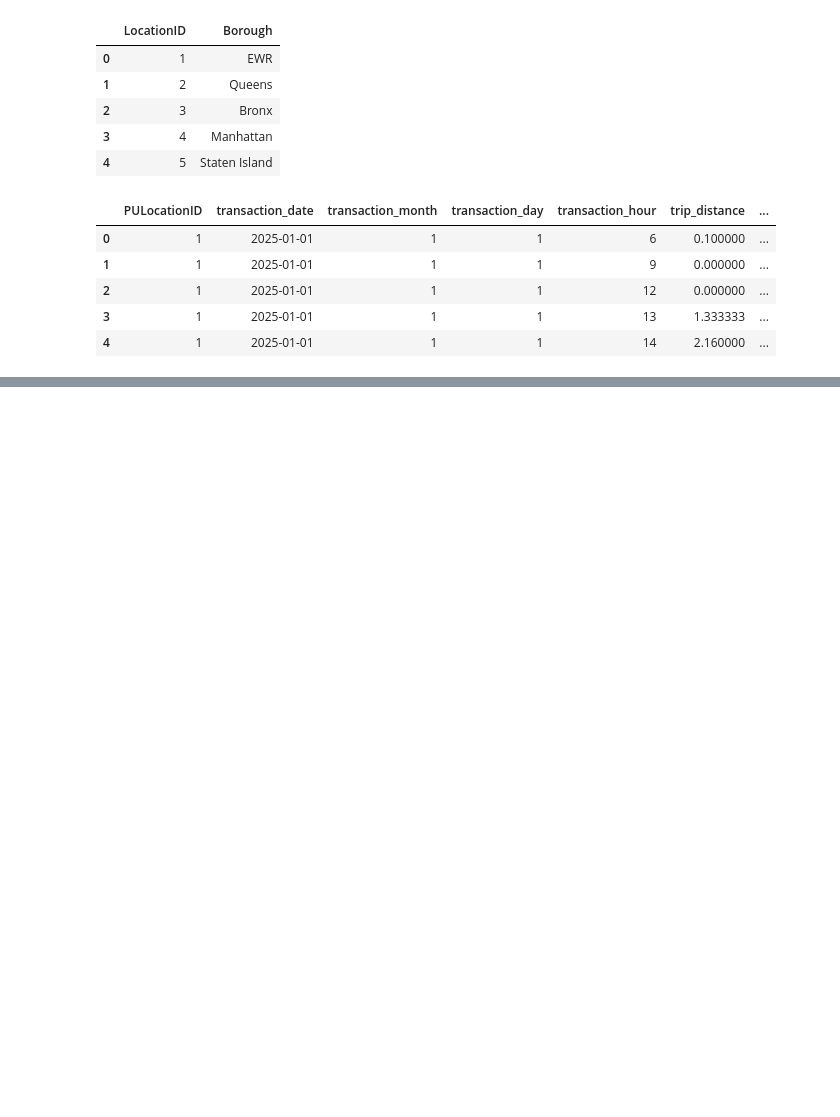
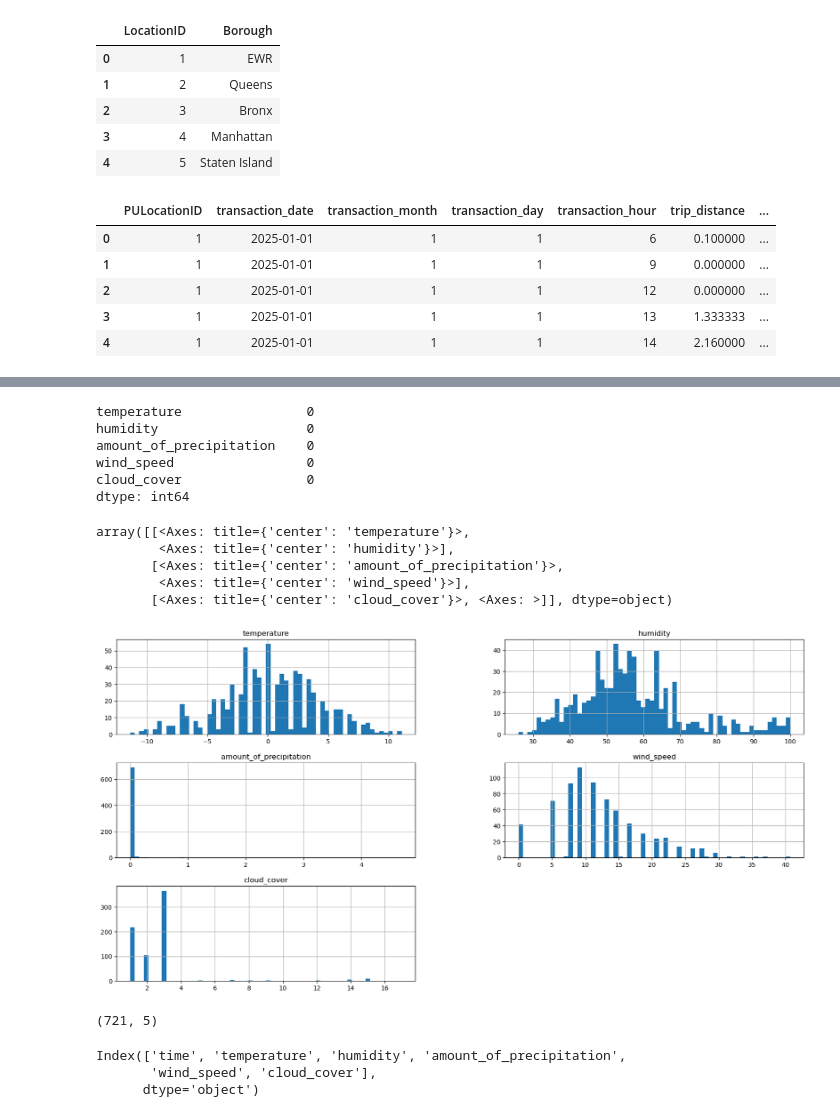
Before and after one commit to asimmakhmudov/nyc-yellow-taxi-jan-2025, a Jupyter notebook: taxi-data.ipynb, the cells around one changed output, grey strips where cells are left out. Cells and saved outputs as stored; diff of their text form; code cells hidden in the pictures; blank space fills up the shorter version.

Commit message:
nyc_weather data processing and cleaning stage done

```diff
--- a/taxi-data.ipynb
+++ b/taxi-data.ipynb
@@ -531,3 +537,4 @@ Name: count, dtype: int64
 # %%
-nmyc_weather = pd.read_csv('data/nyc_weather.csv')
-nyc_weather.head()
+nyc = Point(40.7128, -74.0060)
+data = Hourly(nyc, start=datetime(2025, 1, 1), end=datetime(2025, 1, 31))
+nyc_weather = data.fetch()
@@ -540,0 +563,9 @@ nyc_weather.head()
+# %%
+nyc_weather.rename(columns={
+    'temp': 'temperature',
+    'rhum': 'humidity',
+    'wspd': 'wind_speed',
+    'coco': 'cloud_cover',
+    'prcp': 'amount_of_precipitation'
+}, inplace=True)
+nyc_weather.drop(columns=['dwpt', 'snow', 'wdir', 'pres', 'tsun', 'wpgt'], inplace=True)
@@ -540,0 +626,22 @@ nyc_weather.head()
+# %%
+nyc_weather.isna().sum()
+# %% [output]
+temperature                0
+humidity                   0
+amount_of_precipitation    0
+wind_speed                 0
+cloud_cover                0
+dtype: int64
+# %%
+nyc_weather.hist(bins=60, figsize=(20,10))
+# %% [output]
+array([[<Axes: title={'center': 'temperature'}>,
+        <Axes: title={'center': 'humidity'}>],
+       [<Axes: title={'center': 'amount_of_precipitation'}>,
+        <Axes: title={'center': 'wind_speed'}>],
+       [<Axes: title={'center': 'cloud_cover'}>, <Axes: >]], dtype=object)
+[figure, added]
+# %%
+nyc_weather.shape
+# %% [output]
+(721, 5)
@@ -540,0 +650,6 @@ nyc_weather.head()
+# %%
+print(nyc_weather.columns)
+# %% [output]
+Index(['time', 'temperature', 'humidity', 'amount_of_precipitation',
+       'wind_speed', 'cloud_cover'],
+      dtype='object')
```
Also changed, not shown: parts of 35 cells of this notebook, 1 other file.
